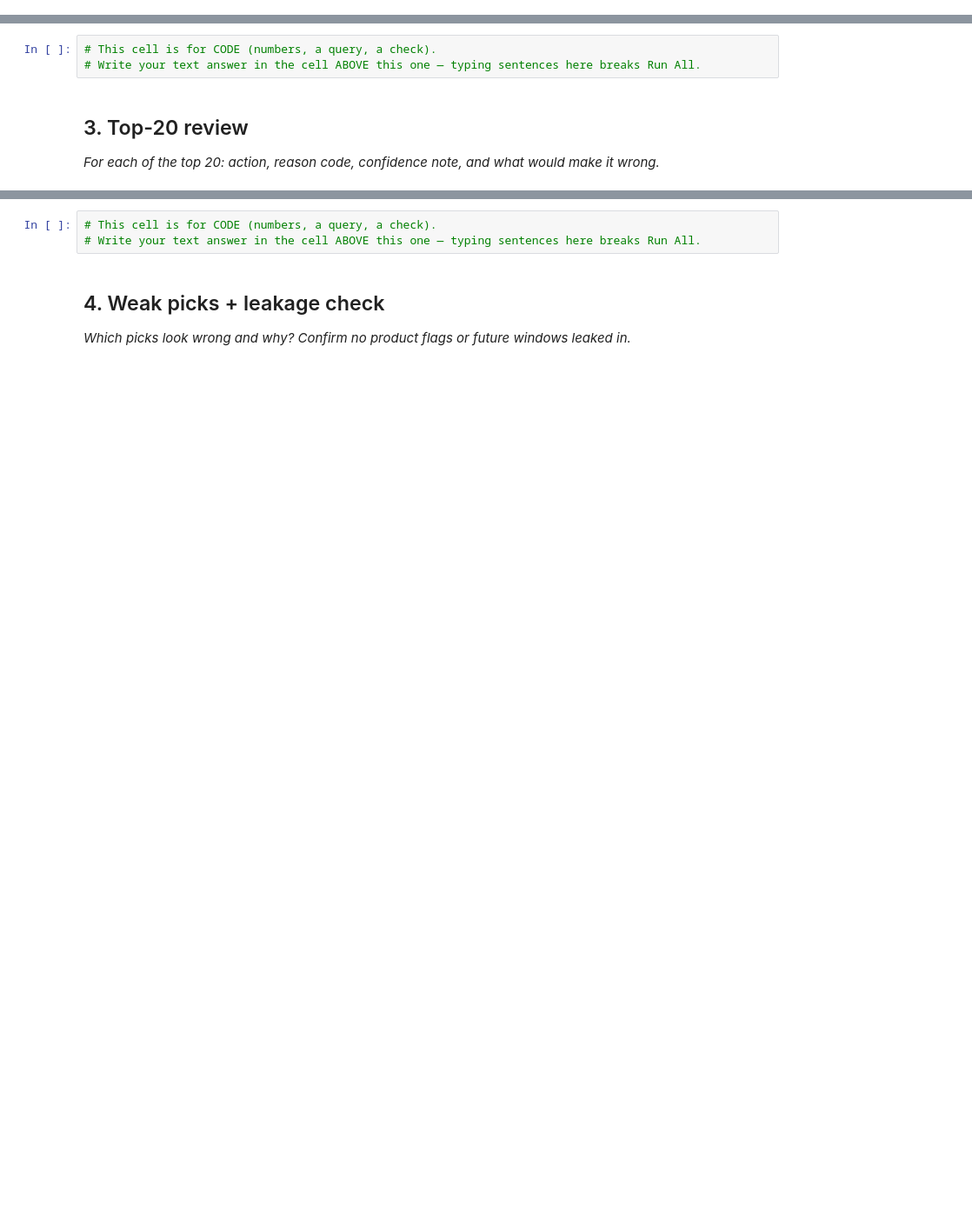
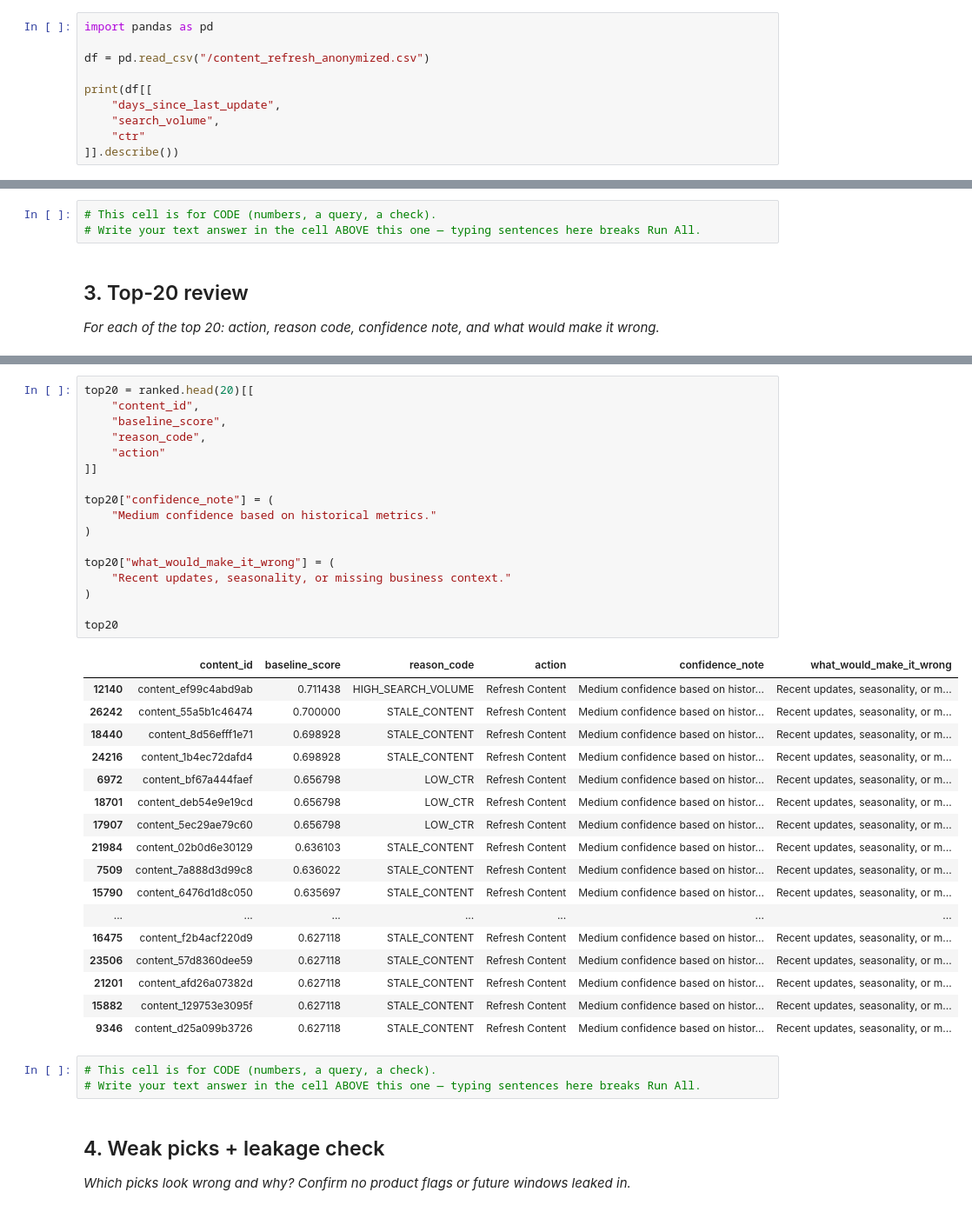
Before and after one commit to dishaa34/flyrank-ml, a Jupyter notebook: work/notebooks/w04_baseline_score.ipynb, the cells around one changed output, grey strips where cells are left out. Shown at 87% size. Cells and saved outputs as stored; diff of their text form; blank space fills up the shorter version.

```diff
--- a/work/notebooks/w04_baseline_score.ipynb
+++ b/work/notebooks/w04_baseline_score.ipynb
@@ -12,0 +33,10 @@ This skeleton is yours to fill. Work the sections **in order** — each one has
+# %%
+import pandas as pd
+
+df = pd.read_csv("/content_refresh_anonymized.csv")
+
+print(df[[
+    "days_since_last_update",
+    "search_volume",
+    "ctr"
+]].describe())
@@ -27,3 +148,38 @@ This skeleton is yours to fill. Work the sections **in order** — each one has
+# %%
+top20 = ranked.head(20)[[
+    "content_id",
+    "baseline_score",
+    "reason_code",
+    "action"
+]]
+
+top20["confidence_note"] = (
+    "Medium confidence based on historical metrics."
+)
+
+top20["what_would_make_it_wrong"] = (
+    "Recent updates, seasonality, or missing business context."
+)
+
+top20
+# %% [output]
+|  | content_id | baseline_score | reason_code | action | confidence_note | what_would_make_it_wrong |
+| 12140 | content_ef99c4abd9ab | 0.711438 | HIGH_SEARCH_VOLUME | Refresh Content | Medium confidence based on histor... | Recent updates, seasonality, or m... |
+| 26242 | content_55a5b1c46474 | 0.700000 | STALE_CONTENT | Refresh Content | Medium confidence based on histor... | Recent updates, seasonality, or m... |
+| 18440 | content_8d56efff1e71 | 0.698928 | STALE_CONTENT | Refresh Content | Medium confidence based on histor... | Recent updates, seasonality, or m... |
+| 24216 | content_1b4ec72dafd4 | 0.698928 | STALE_CONTENT | Refresh Content | Medium confidence based on histor... | Recent updates, seasonality, or m... |
+| 6972 | content_bf67a444faef | 0.656798 | LOW_CTR | Refresh Content | Medium confidence based on histor... | Recent updates, seasonality, or m... |
+| 18701 | content_deb54e9e19cd | 0.656798 | LOW_CTR | Refresh Content | Medium confidence based on histor... | Recent updates, seasonality, or m... |
+| 17907 | content_5ec29ae79c60 | 0.656798 | LOW_CTR | Refresh Content | Medium confidence based on histor... | Recent updates, seasonality, or m... |
+| 21984 | content_02b0d6e30129 | 0.636103 | STALE_CONTENT | Refresh Content | Medium confidence based on histor... | Recent updates, seasonality, or m... |
+| 7509 | content_7a888d3d99c8 | 0.636022 | STALE_CONTENT | Refresh Content | Medium confidence based on histor... | Recent updates, seasonality, or m... |
+| 15790 | content_6476d1d8c050 | 0.635697 | STALE_CONTENT | Refresh Content | Medium confidence based on histor... | Recent updates, seasonality, or m... |
+| ... | ... | ... | ... | ... | ... | ... |
+| 16475 | content_f2b4acf220d9 | 0.627118 | STALE_CONTENT | Refresh Content | Medium confidence based on histor... | Recent updates, seasonality, or m... |
+| 23506 | content_57d8360dee59 | 0.627118 | STALE_CONTENT | Refresh Content | Medium confidence based on histor... | Recent updates, seasonality, or m... |
+| 21201 | content_afd26a07382d | 0.627118 | STALE_CONTENT | Refresh Content | Medium confidence based on histor... | Recent updates, seasonality, or m... |
+| 15882 | content_129753e3095f | 0.627118 | STALE_CONTENT | Refresh Content | Medium confidence based on histor... | Recent updates, seasonality, or m... |
+| 9346 | content_d25a099b3726 | 0.627118 | STALE_CONTENT | Refresh Content | Medium confidence based on histor... | Recent updates, seasonality, or m... |
 # %%
 # This cell is for CODE (numbers, a query, a check).
 # Write your text answer in the cell ABOVE this one — typing sentences here breaks Run All.
```
Also changed, not shown: parts of 7 cells of this notebook.
